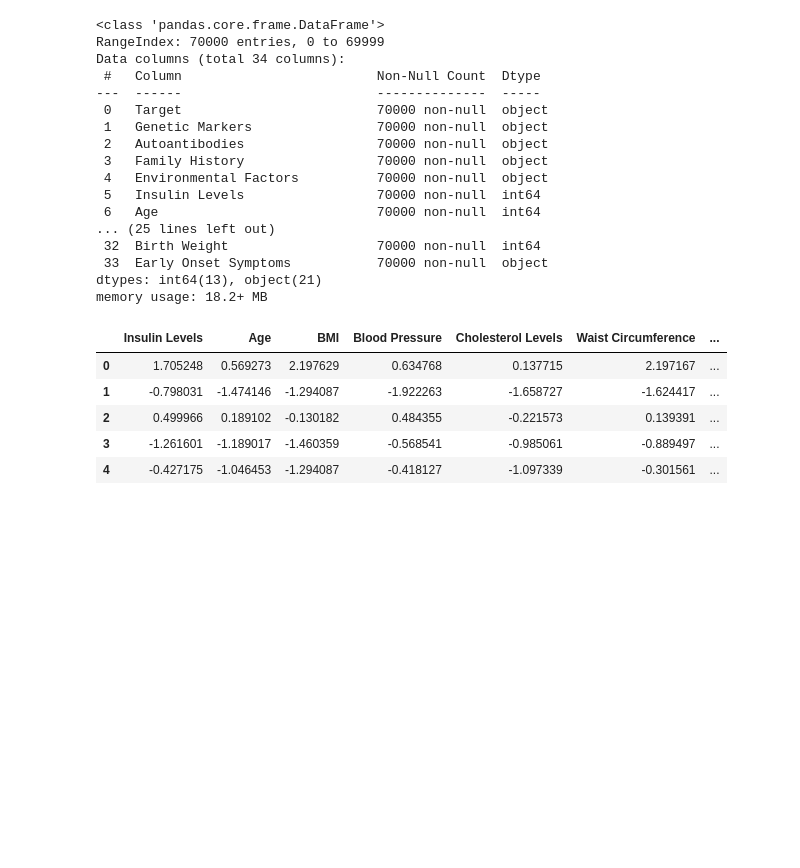
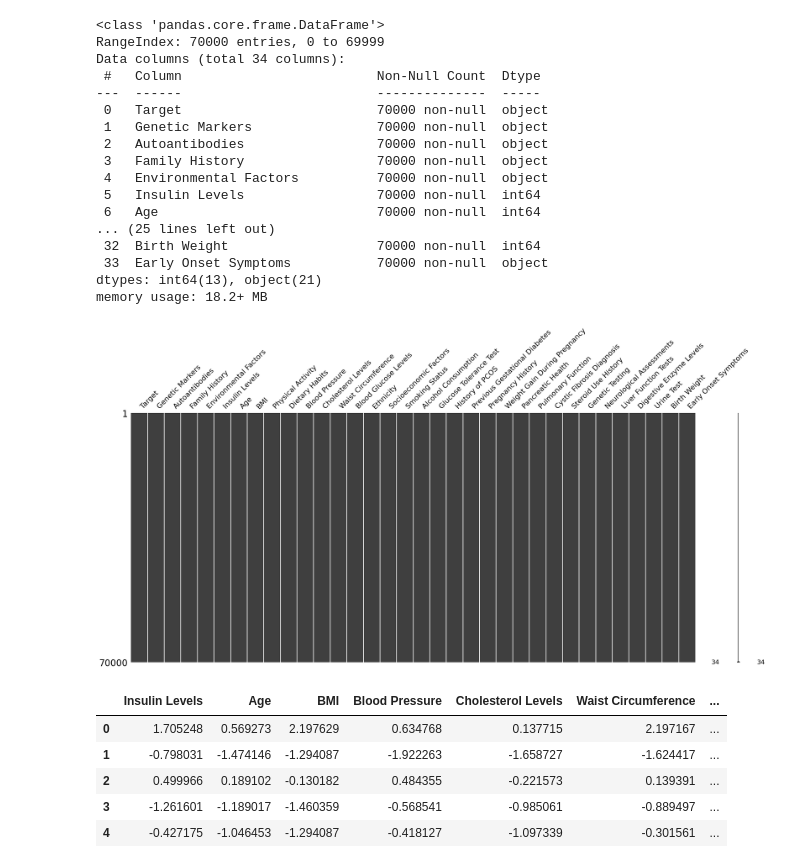
Before and after one commit to suleymangzy/SymbolicRegressionWhitGeneticPrograming, a Jupyter notebook: DiabetesSC-GP.ipynb, the cells around one changed output. Saved outputs shown, nothing was run; the diff lists cells and outputs as text; code cells hidden in the pictures; blank space fills up the shorter version.

```diff
--- a/DiabetesSC-GP.ipynb
+++ b/DiabetesSC-GP.ipynb
@@ -42,6 +46,11 @@ Data columns (total 34 columns):
  33  Early Onset Symptoms           70000 non-null  object
 dtypes: int64(13), object(21)
 memory usage: 18.2+ MB
+# %%
+msno.matrix(df)
+plt.show()
+# %% [output]
+[figure, added]
 # %%
 df_encoded = pd.get_dummies(
     df,
```
Also changed, not shown: parts of 4 cells of this notebook, 2 other files.
